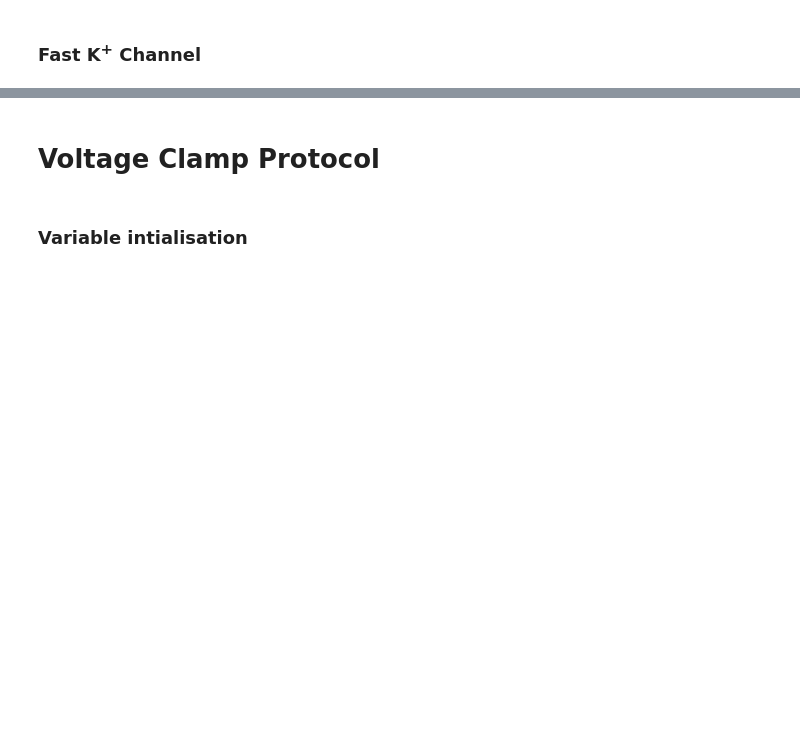
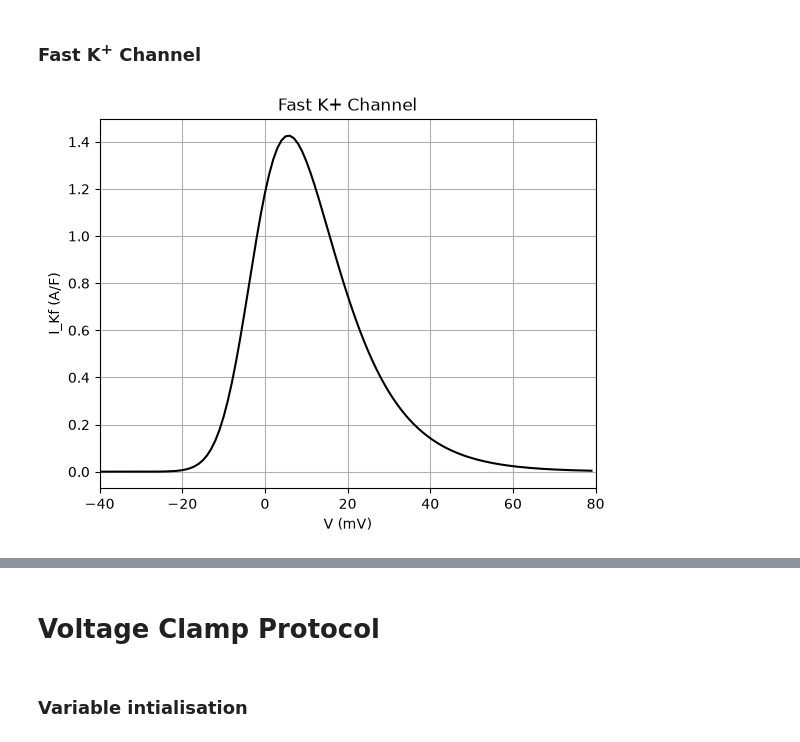
Before and after one commit to openworm/muscle_model, a Jupyter notebook: NeuroML2/Explore.ipynb, the cells around one changed output, grey strips where cells are left out. Cells and saved outputs as stored; diff of their text form; code cells hidden in the pictures; blank space fills up the shorter version.

```diff
--- a/NeuroML2/Explore.ipynb
+++ b/NeuroML2/Explore.ipynb
@@ -112,21 +137,22 @@ plt.grid('on')
 # %%
 nml2_GKF = get_si_value(densities['k_fast_all']) * area_m2
 nml2_VKF = get_si_value(reversal_potentials['k_fast_all'])
 nml2_v_half_p = get_si_value(k_fast.gate_hh_tau_infs[0].steady_state.midpoint)
 nml2_v_half_q = get_si_value(k_fast.gate_hh_tau_infs[1].steady_state.midpoint)
 nml2_k_p = get_si_value(k_fast.gate_hh_tau_infs[0].steady_state.scale)
 nml2_k_q = get_si_value(k_fast.gate_hh_tau_infs[1].steady_state.scale)
 nml2_T_p = get_si_value(k_fast.gate_hh_tau_infs[0].time_course.tau)
 nml2_T_q = get_si_value(k_fast.gate_hh_tau_infs[1].time_course.tau)
 
 for i in range(0,numpoints):
     IKF = nml2_GKF * x_inf(x[i], nml2_v_half_p, nml2_k_p)**4 * x_inf(x[i], nml2_v_half_q, nml2_k_q) * (x[i]- nml2_VKF)
     y[i] = IKF  / nml2_Cmem
 
 plt.plot(x * 1e3, y , 'k', label='$I_{Kf}$')
 plt.xlim(-40,80)
-plt.ylim(-8,6)
 plt.ylabel('I_Kf (A/F)')
 plt.xlabel('V (mV)')
 plt.title("Fast K+ Channel")
 plt.grid('on')
+# %% [output]
+[figure, added]
```
Also changed, not shown: parts of 19 cells of this notebook.
